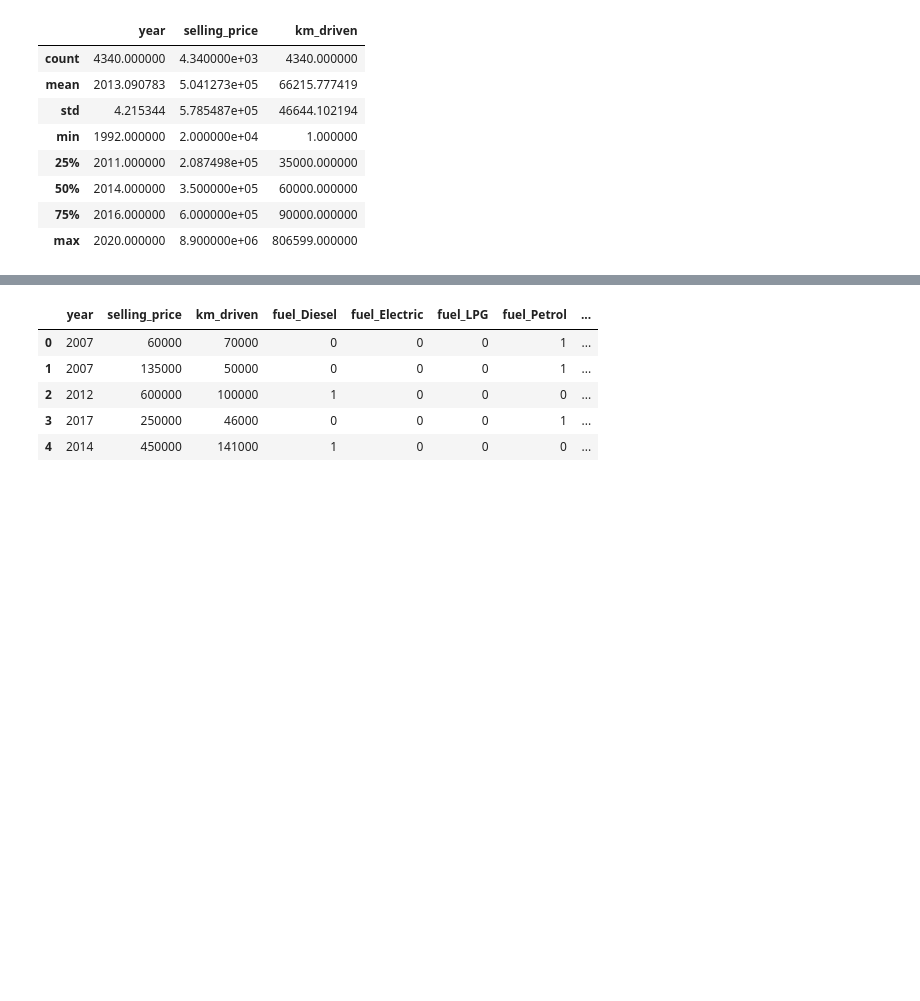
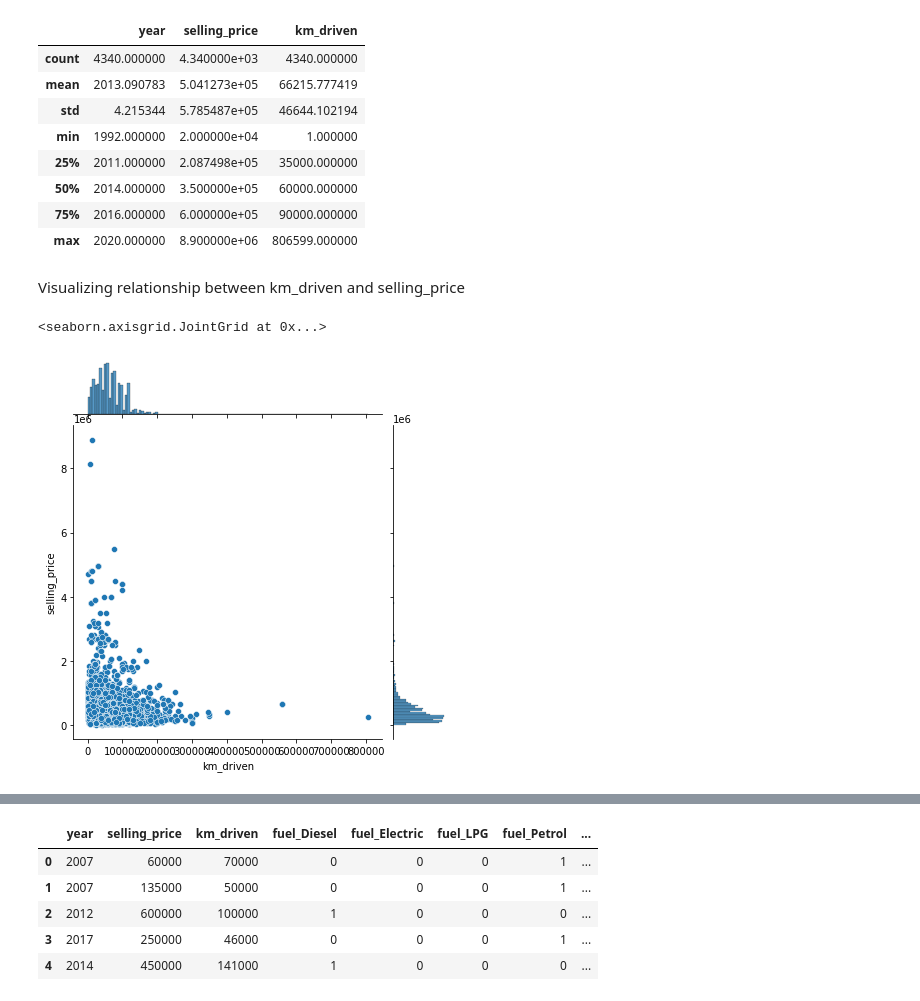
Before and after one commit to Shivang-Agarwal11/ML-Deep-Learning, a Jupyter notebook: ML/carprice/car_dekho.ipynb, the cells around one changed output, grey strips where cells are left out. Saved outputs shown, nothing was run; the diff lists cells and outputs as text; code cells hidden in the pictures; blank space fills up the shorter version.

```diff
--- a/ML/carprice/car_dekho.ipynb
+++ b/ML/carprice/car_dekho.ipynb
@@ -48,3 +53,10 @@ car_dekho.describe()
 | 50% | 2014.000000 | 3.500000e+05 | 60000.000000 |
 | 75% | 2016.000000 | 6.000000e+05 | 90000.000000 |
 | max | 2020.000000 | 8.900000e+06 | 806599.000000 |
+# %% [markdown]
+Visualizing relationship between km_driven and selling_price
+# %%
+sb.jointplot(x='km_driven',y='selling_price',data=car_dekho)
+# %% [output]
+<seaborn.axisgrid.JointGrid at 0x...>
+[figure, added]
```
Also changed, not shown: parts of 28 cells of this notebook.
